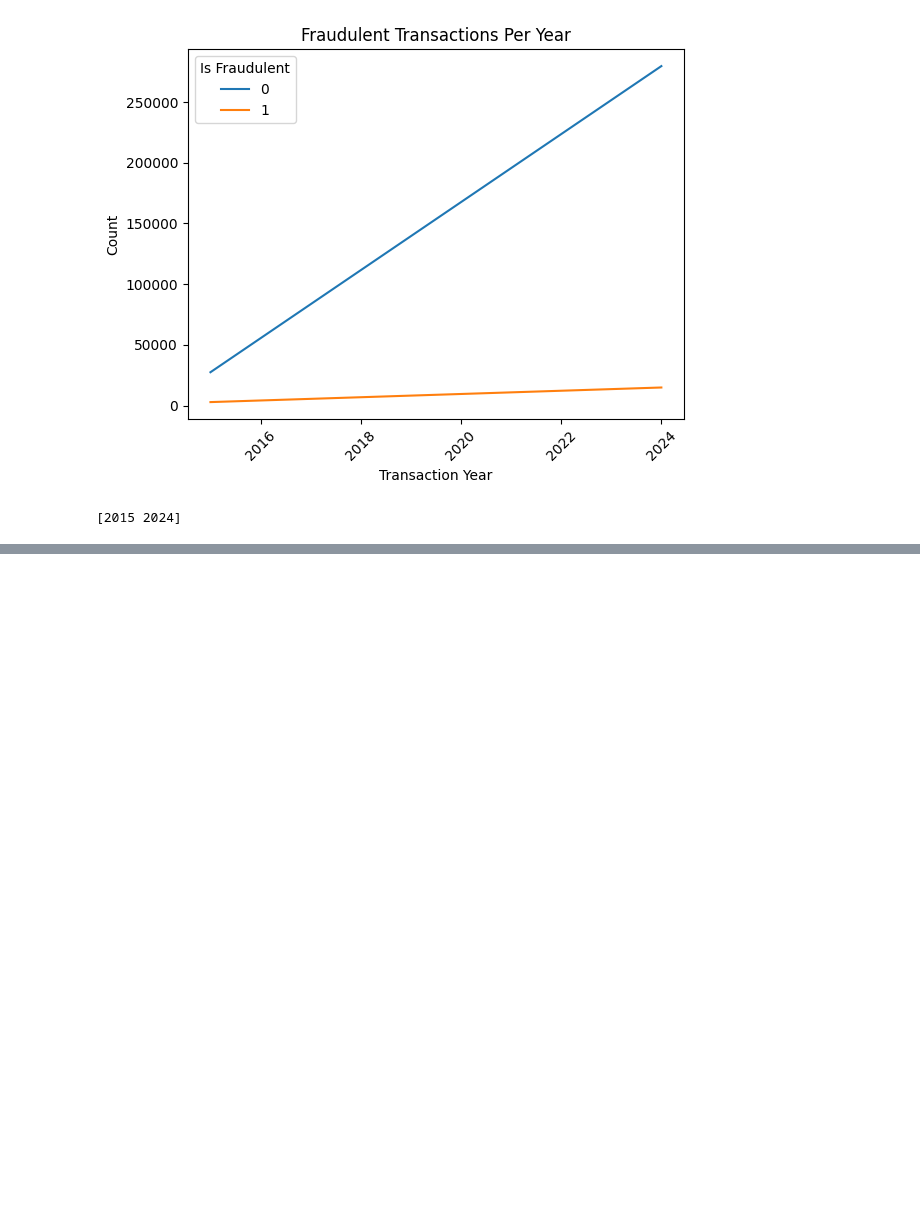
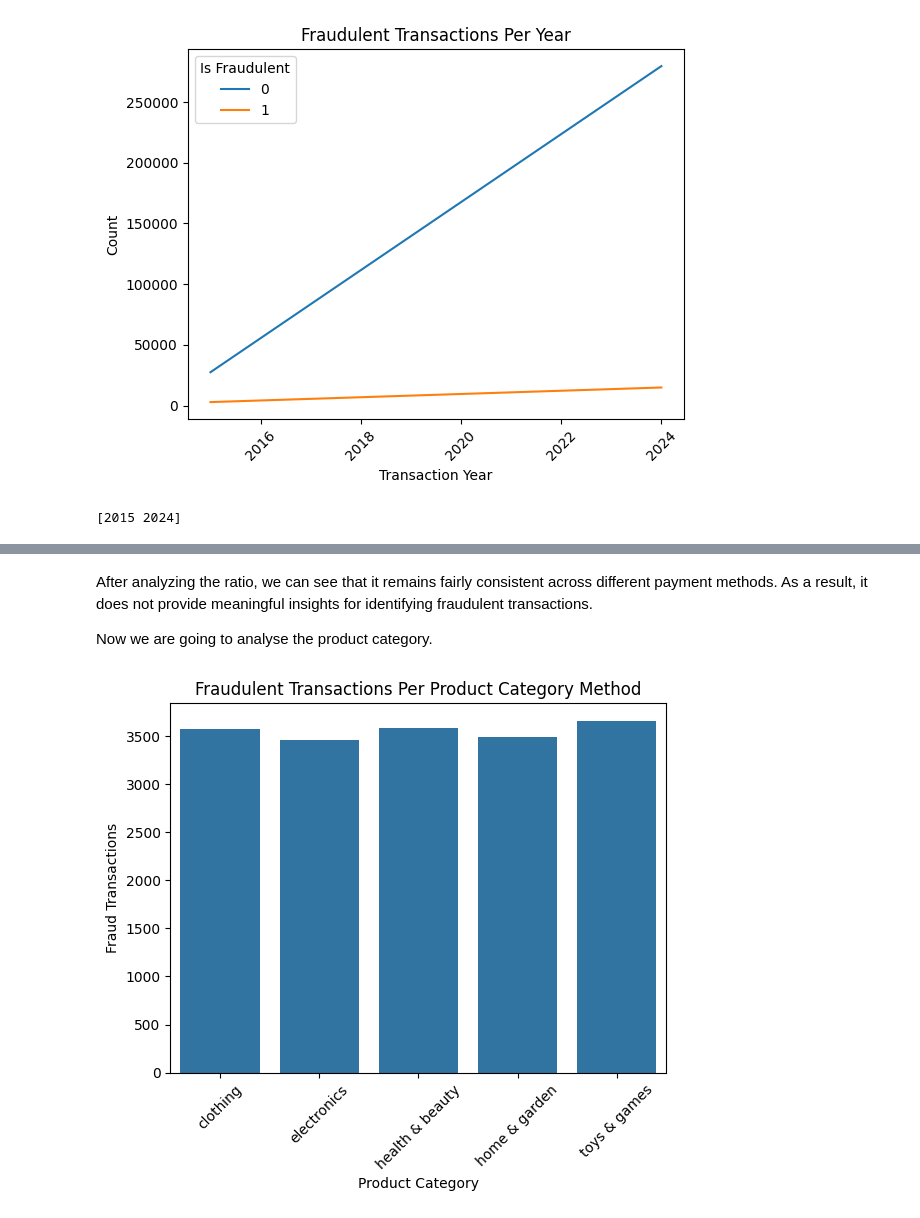
Before and after one commit to LsFaria04/Fraud_Detection_Supervised_Learning, a Jupyter notebook: Proj2.ipynb, the cells around one changed output, grey strips where cells are left out. Cells and saved outputs as stored; diff of their text form; code cells hidden in the pictures; blank space fills up the shorter version.

```diff
--- a/Proj2.ipynb
+++ b/Proj2.ipynb
@@ -260,0 +304,14 @@ plt.show()
+# %% [markdown]
+After analyzing the ratio, we can see that it remains fairly consistent across different payment methods. As a result, it does not provide meaningful insights for identifying fraudulent transactions.
+
+Now we are going to analyse the product category.
+# %%
+# Count fraudulent transactions per product category
+fraud_transactions = merged_data[merged_data["Is Fraudulent"] == 1].groupby("Product Category").size().reset_index(name="Fraud Transactions")
+
+sb.barplot(x="Product Category", y="Fraud Transactions", data=fraud_transactions)
+plt.xticks(rotation=45)
+plt.title("Fraudulent Transactions Per Product Category Method")
+plt.show()
+# %% [output]
+[figure, added]
```
Also changed, not shown: parts of 14 cells of this notebook.
